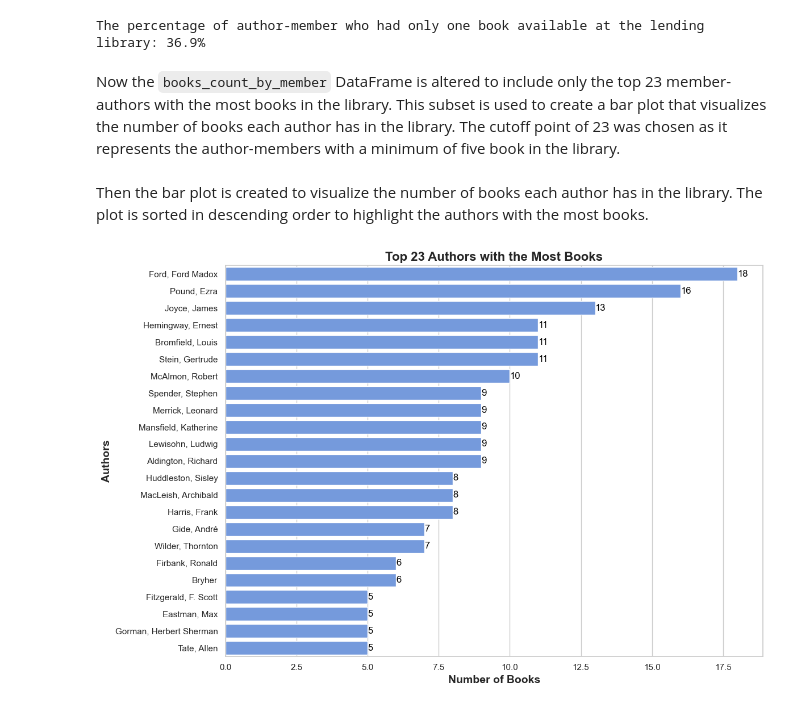
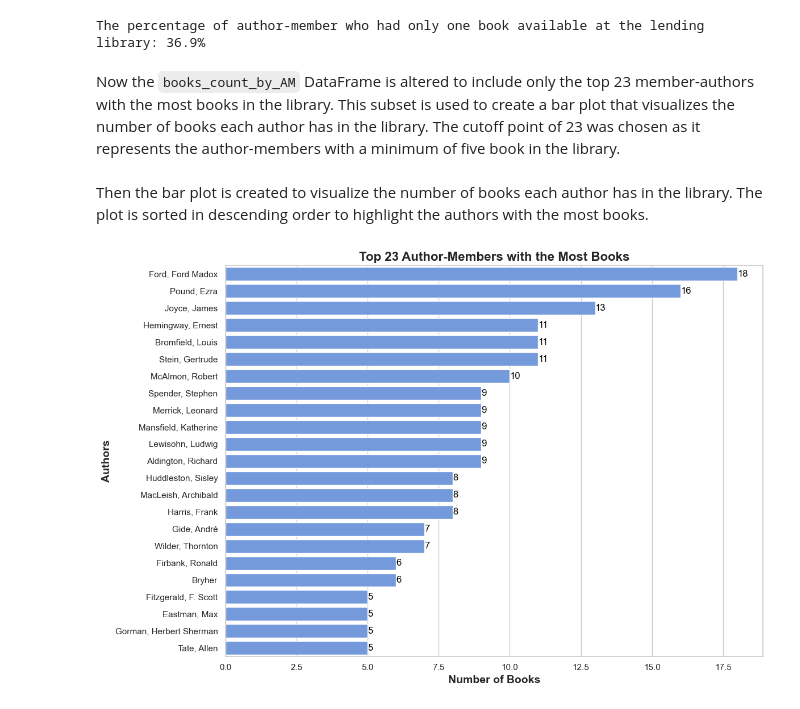
Before and after one commit to dittm/shakespeare-and-co, a Jupyter notebook: modules/03_statistical-analysis.ipynb, the cells around one changed output. Saved outputs shown, nothing was run; the diff lists cells and outputs as text; code cells hidden in the pictures.

```diff
--- a/modules/03_statistical-analysis.ipynb
+++ b/modules/03_statistical-analysis.ipynb
@@ -15,4 +15,4 @@ Now the `member_is_author` DataFrame created in the previous notebook (01_inters
 # %%
-member_is_author = pd.read_csv('../data/processed/table-data/01_member_is_author.csv', encoding='utf-8')
+author_is_member = pd.read_csv('../data/processed/table-data/01_author_is_member.csv', encoding='utf-8')
 books = pd.read_csv('../data/raw/SCoData_books_v1.2_2022_01.csv', encoding='utf-8', dtype={'year': 'Int32'})
 # %%
@@ -296,19 +327,18 @@ The analysis of books authored by members of the author group begins with an ass
 # %%
 # Filter the books DataFrame to include only books by author-members
-titles_by_member = books[books['author'].isin(member_is_author['sort_name'])]
+titles_by_AM = books[books['author'].isin(author_is_member['sort_name'])]
 
 # Filter the DataFrame to keep only rows where format is 'Book'
-books_by_member = titles_by_member[titles_by_member['format'] == 'Book']
+books_by_AM = titles_by_AM[titles_by_AM['format'] == 'Book']
 
 books_filtered = books[books['format'] == 'Book']
 
 # Calculate the number of unique titles
 total_unique_books = len(books_filtered['uri'].unique())
-unique_books_by_member = len(books_by_member['uri'].unique())
+unique_books_by_AM = len(books_by_AM['uri'].unique())
 
 print(f"Number of unique books overall: {total_unique_books}")
-
-print(f"Number of unique books authored by author-members: {unique_books_by_member}")
+print(f"Number of unique books authored by author-members: {unique_books_by_AM}")
 # %% [output]
 Number of unique books overall: 5512
 Number of unique books authored by author-members: 316
@@ -334,15 +366,15 @@ Percentage of unique titles by members: 5.73%
 Then the analysis examines the number of books available in the library for each author-member. Simply, the distribution of the 316 titles across the 84 author-members is calculated.
 # %%
 # Group by 'author' and count the number of books for each author
-books_count_by_member_initial = books_by_member.groupby('author')['title'].count().sort_values(ascending=False)
+books_count_by_AM_initial = books_by_AM.groupby('author')['title'].count().sort_values(ascending=False)
 
 # Reset the index
-books_count_by_member = books_count_by_member_initial.reset_index()
-books_count_by_member.columns = ['author', 'numberOfBooks']
+books_count_by_AM = books_count_by_AM_initial.reset_index()
+books_count_by_AM.columns = ['author', 'numberOfBooks']
 
 # Display the result
 print("The number of books by each author-member:")
-print(books_count_by_member.head(15))
+print(books_count_by_AM.head(15))
 # %% [output]
 The number of books by each author-member:
                   author  numberOfBooks
@@ -376,30 +408,30 @@ print(f"The percentage of author-member who had only one book available at the l
 # %% [output]
 The percentage of author-member who had only one book available at the lending library: 36.9%
 # %% [markdown]
-Now the `books_count_by_member` DataFrame is altered to include only the top 23 member-authors with the most books in the library. This subset is used to create a bar plot that visualizes the number of books each author has in the library. The cutoff point of 23 was chosen as it represents the author-members with a minimum of five book in the library.
+Now the `books_count_by_AM` DataFrame is altered to include only the top 23 member-authors with the most books in the library. This subset is used to create a bar plot that visualizes the number of books each author has in the library. The cutoff point of 23 was chosen as it represents the author-members with a minimum of five book in the library.
 # %%
-highest_books_count = books_count_by_member.nlargest(23, 'numberOfBooks')
+highest_books_count = books_count_by_AM.nlargest(23, 'numberOfBooks')
 # %% [markdown]
 Then the bar plot is created to visualize the number of books each author has in the library. The plot is sorted in descending order to highlight the authors with the most books.
 # %%
 # Create the plot with a modern style
 plt.figure(figsize=(12, 8))  # Set the figure size
 sns.set_theme(style="whitegrid")  # Set the seaborn style
 
 # Create the bar plot
 bar_plot = sns.barplot(x='numberOfBooks', y='author', data=highest_books_count, color='cornflowerblue')
 
 # Add labels and title with improved styling
 plt.xlabel('Number of Books', fontsize=14, fontweight='bold')
 plt.ylabel('Authors', fontsize=14, fontweight='bold')
-plt.title('Top 23 Authors with the Most Books', fontsize=16, fontweight='bold')
+plt.title('Top 23 Author-Members with the Most Books', fontsize=16, fontweight='bold')
 
 # Add values on the bars for better readability
 for index, value in enumerate(highest_books_count['numberOfBooks']):
     bar_plot.text(value, index, f'{value}', color='black', ha="left", va="center", fontsize=12)
 
 plt.tight_layout()
-plt.savefig('../data/processed/figure-images/03_bar_top_authors_books.png',bbox_inches='tight')
+plt.savefig('../data/processed/figure-images/03_bar_AM_top.png',bbox_inches='tight')
 plt.show()
 # %% [output]
-[figure, old version]
+[figure, new version]
```
Also changed, not shown: parts of 37 cells of this notebook, 20 other files.
